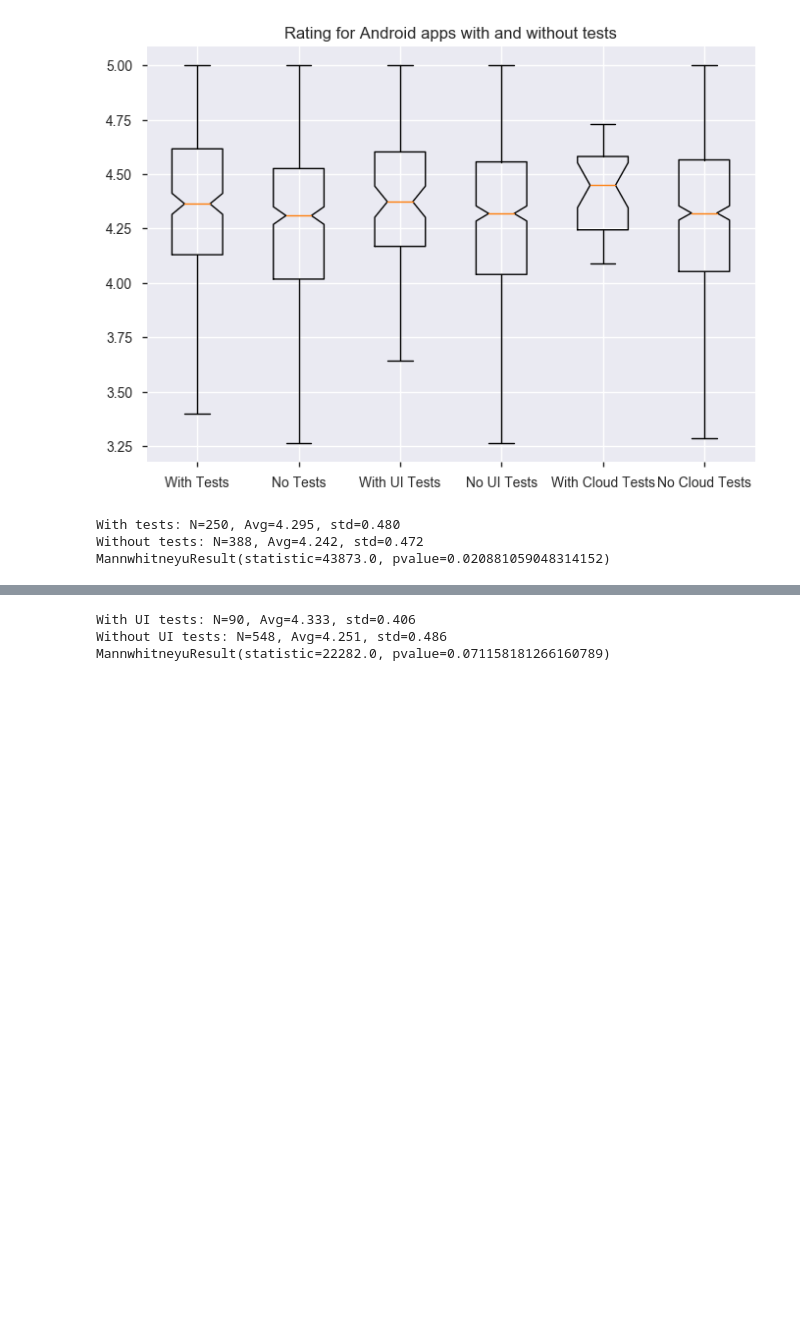
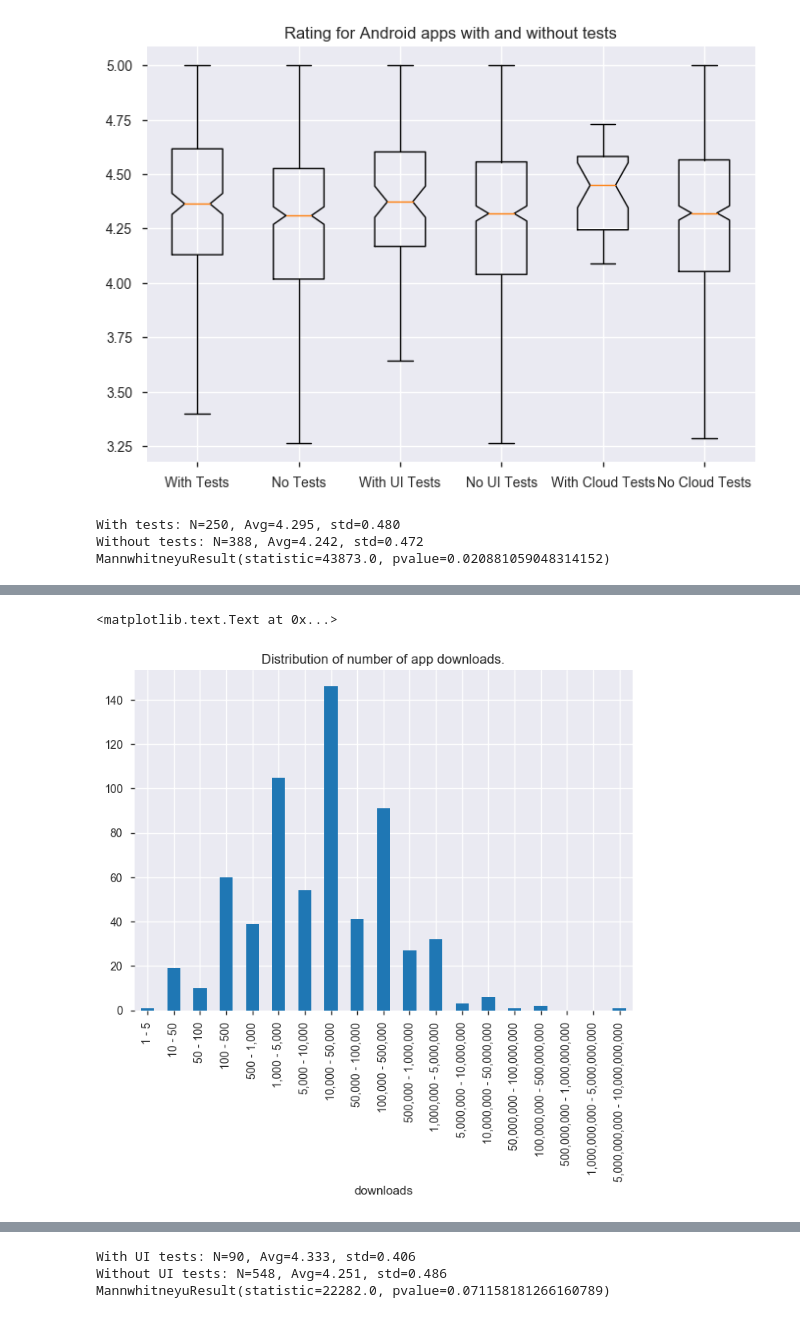
Before and after one commit to luiscruz/android_test_inspector, a Jupyter notebook: exploratory_analysis/1_ea.ipynb, the cells around one changed output, grey strips where cells are left out. Cells and saved outputs as stored; diff of their text form; code cells hidden in the pictures; blank space fills up the shorter version.

```diff
--- a/exploratory_analysis/1_ea.ipynb
+++ b/exploratory_analysis/1_ea.ipynb
@@ -736,0 +764,30 @@ MannwhitneyuResult(statistic=43873.0, pvalue=0.020881059048314152)
+# %%
+set(df_with_google_data['downloads'])
+downloads_scale = [
+ '1 - 5',
+ '10 - 50',
+ '50 - 100',
+ '100 - 500',
+ '500 - 1,000',
+ '1,000 - 5,000',
+ '5,000 - 10,000',
+ '10,000 - 50,000',
+ '50,000 - 100,000',
+ '100,000 - 500,000',
+ '500,000 - 1,000,000',
+ '1,000,000 - 5,000,000',
+ '5,000,000 - 10,000,000',
+ '10,000,000 - 50,000,000',
+ '50,000,000 - 100,000,000',
+ '100,000,000 - 500,000,000',
+ '500,000,000 - 1,000,000,000',
+ '1,000,000,000 - 5,000,000,000',
+ '5,000,000,000 - 10,000,000,000',
+]
+# %%
+downloads_distribution = df_with_google_data.groupby('downloads')['downloads'].count()[downloads_scale]
+ax = downloads_distribution.plot.bar()
+ax.set_title("Distribution of number of app downloads.")
+# %% [output]
+<matplotlib.text.Text at 0x...>
+[figure, added]
```
Also changed, not shown: parts of 31 cells of this notebook, 4 other files.
